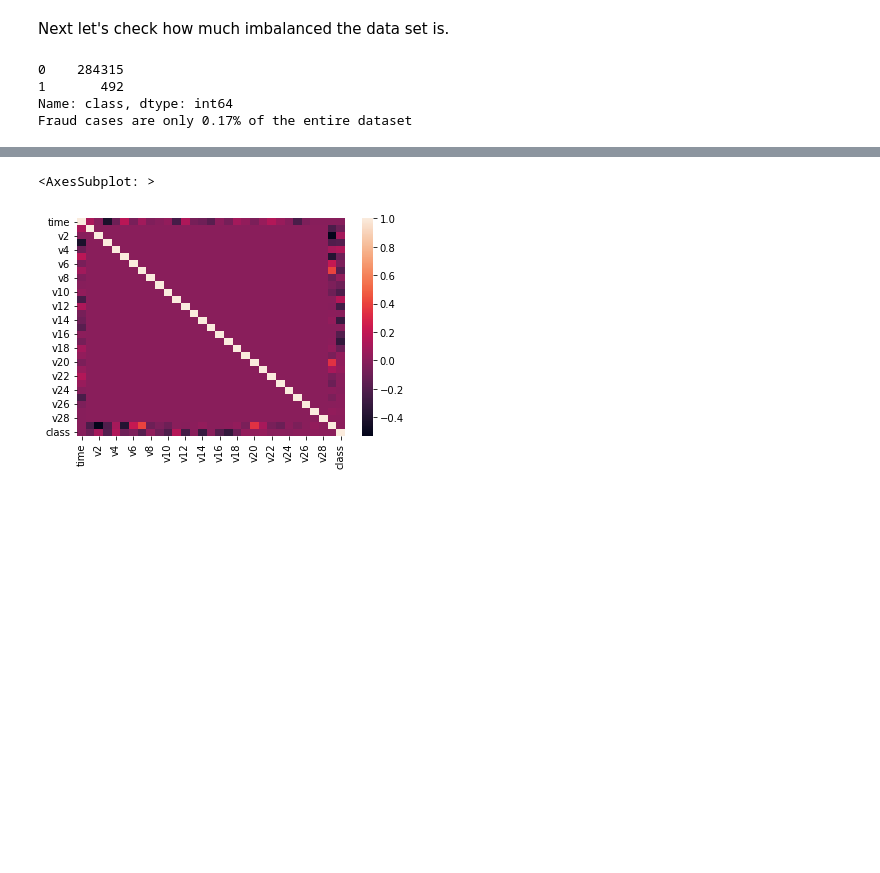
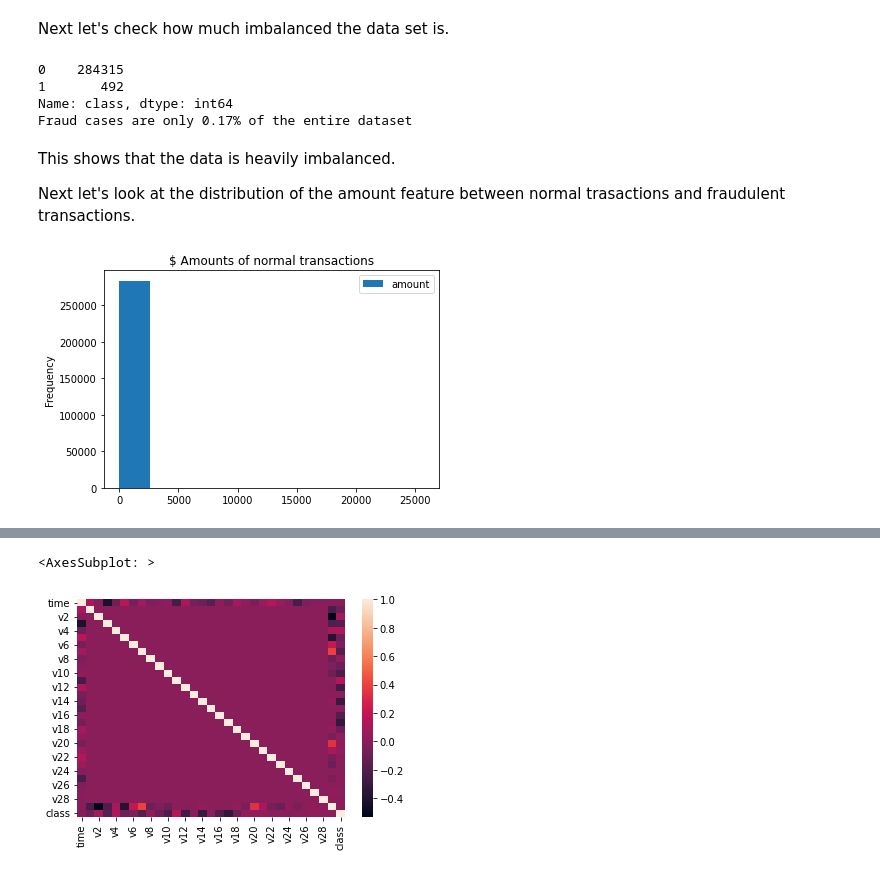
Before and after one commit to NaphatPi/credit-card-fraud-detection, a Jupyter notebook: fraud_detection.ipynb, the cells around one changed output, grey strips where cells are left out. Saved outputs shown, nothing was run; the diff lists cells and outputs as text; code cells hidden in the pictures; blank space fills up the shorter version.

```diff
--- a/fraud_detection.ipynb
+++ b/fraud_detection.ipynb
@@ -89,4 +100,13 @@ print(f'Fraud cases are only {case_count[1]*100/df.shape[0]:.2f}% of the entire
 1       492
 Name: class, dtype: int64
 Fraud cases are only 0.17% of the entire dataset
+# %% [markdown]
+This shows that the data is heavily imbalanced.
+
+Next let's look at the distribution of the amount feature between normal trasactions and fraudulent transactions.
+# %%
+df.loc[df['class'] == 0, ['amount']].plot.hist(title='$ Amounts of normal transactions')
+plt.show()
+# %% [output]
+[figure, added]
 # %%
```
Also changed, not shown: parts of 9 cells of this notebook.
